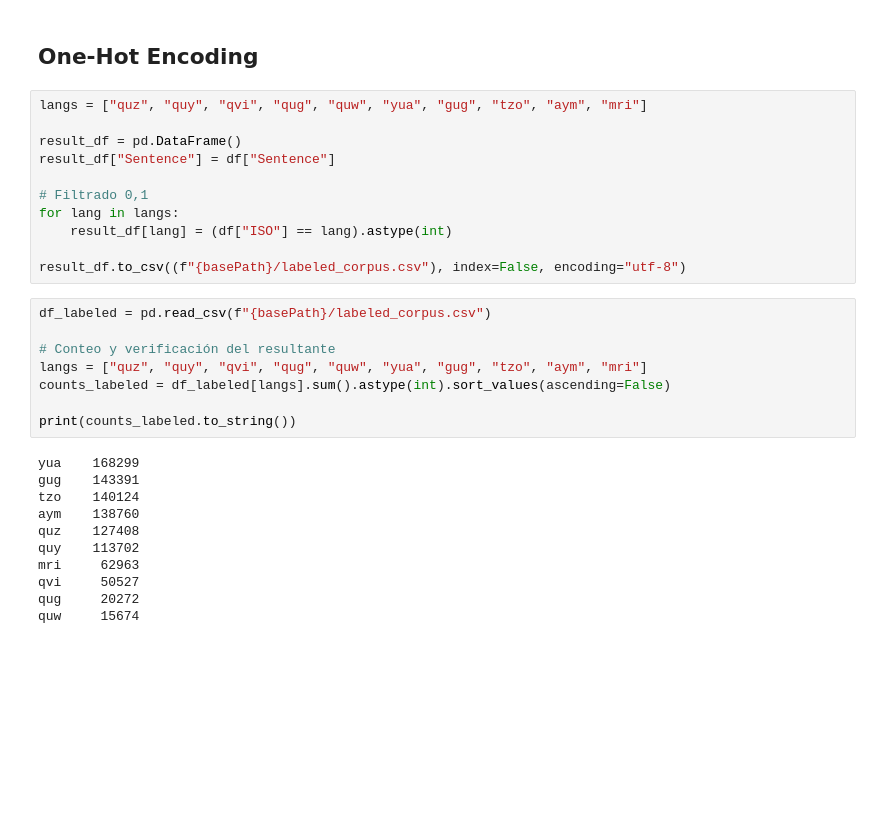
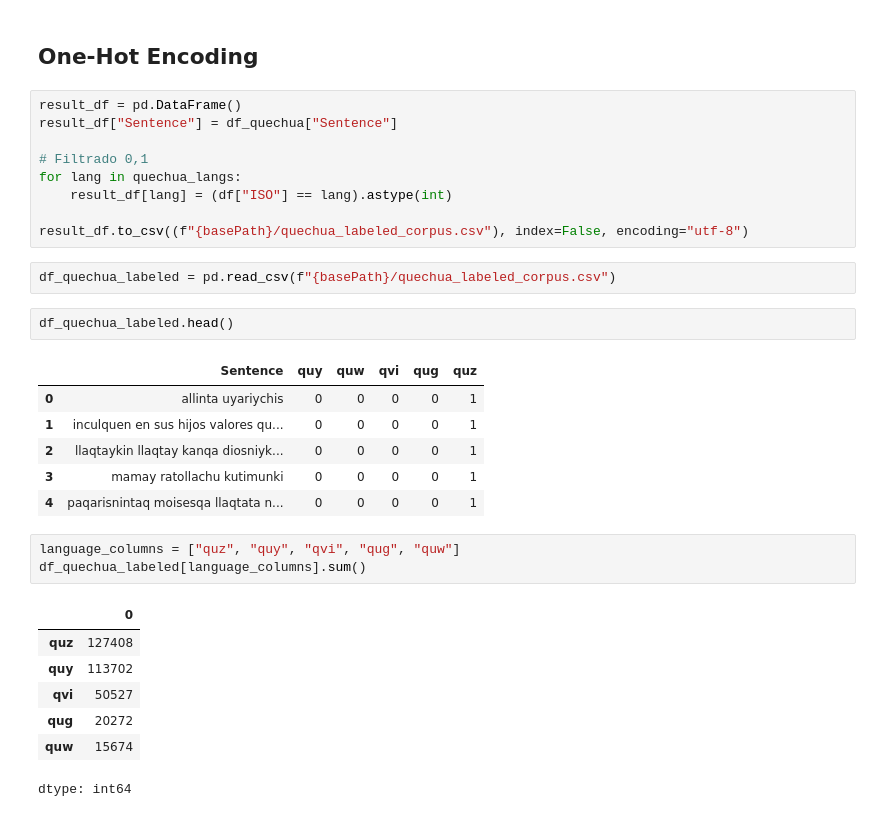
Before and after one commit to wChris7s/pfc2_nlp, a Jupyter notebook: pfc2_quechua_dialect_detection.ipynb, the cells around one changed output. Cells and saved outputs as stored; diff of their text form; blank space fills up the shorter version.

```diff
--- a/pfc2_quechua_dialect_detection.ipynb
+++ b/pfc2_quechua_dialect_detection.ipynb
@@ -106,32 +118,33 @@ plot_with_labels(other_counts, "Cantidad de oraciones por otras lenguas indígen
 # %% [markdown]
 ## One-Hot Encoding
 # %%
-langs = ["quz", "quy", "qvi", "qug", "quw", "yua", "gug", "tzo", "aym", "mri"]
-
 result_df = pd.DataFrame()
-result_df["Sentence"] = df["Sentence"]
+result_df["Sentence"] = df_quechua["Sentence"]
 
 # Filtrado 0,1
-for lang in langs:
+for lang in quechua_langs:
     result_df[lang] = (df["ISO"] == lang).astype(int)
 
-result_df.to_csv((f"{basePath}/labeled_corpus.csv"), index=False, encoding="utf-8")
+result_df.to_csv((f"{basePath}/quechua_labeled_corpus.csv"), index=False, encoding="utf-8")
-# %%
-df_labeled = pd.read_csv(f"{basePath}/labeled_corpus.csv")
-
-# Conteo y verificación del resultante
-langs = ["quz", "quy", "qvi", "qug", "quw", "yua", "gug", "tzo", "aym", "mri"]
-counts_labeled = df_labeled[langs].sum().astype(int).sort_values(ascending=False)
-
-print(counts_labeled.to_string())
-# %% [output]
-yua    168299
-gug    143391
-tzo    140124
-aym    138760
-quz    127408
-quy    113702
-mri     62963
-qvi     50527
-qug     20272
-quw     15674
+# %%
+df_quechua_labeled = pd.read_csv(f"{basePath}/quechua_labeled_corpus.csv")
+# %%
+df_quechua_labeled.head()
+# %% [output]
+|  | Sentence | quy | quw | qvi | qug | quz |
+| 0 | allinta uyariychis | 0 | 0 | 0 | 0 | 1 |
+| 1 | inculquen en sus hijos valores qu... | 0 | 0 | 0 | 0 | 1 |
+| 2 | llaqtaykin llaqtay kanqa diosniyk... | 0 | 0 | 0 | 0 | 1 |
+| 3 | mamay ratollachu kutimunki | 0 | 0 | 0 | 0 | 1 |
+| 4 | paqarisnintaq moisesqa llaqtata n... | 0 | 0 | 0 | 0 | 1 |
+# %%
+language_columns = ["quz", "quy", "qvi", "qug", "quw"]
+df_quechua_labeled[language_columns].sum()
+# %% [output]
+|  | 0 |
+| quz | 127408 |
+| quy | 113702 |
+| qvi | 50527 |
+| qug | 20272 |
+| quw | 15674 |
+dtype: int64
```
Also changed, not shown: parts of 28 cells of this notebook.
